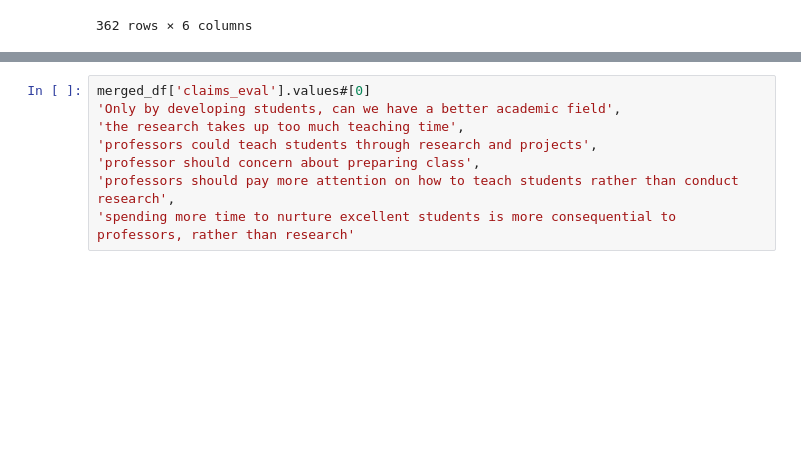
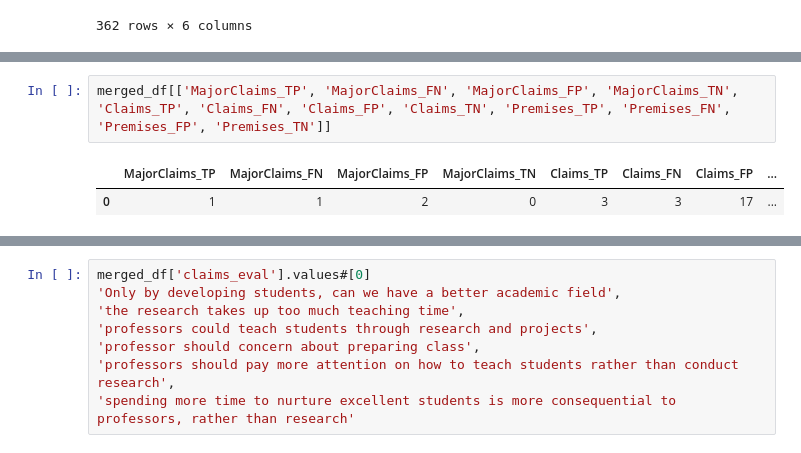
Before and after one commit to BF-DS/argument-mining, a Jupyter notebook: openai-test.ipynb, the cells around one changed output, grey strips where cells are left out. Saved outputs shown, nothing was run; the diff lists cells and outputs as text; blank space fills up the shorter version.

```diff
--- a/openai-test.ipynb
+++ b/openai-test.ipynb
@@ -847,0 +805,5 @@ plot_confusion_matrix(
+# %%
+merged_df[['MajorClaims_TP', 'MajorClaims_FN', 'MajorClaims_FP', 'MajorClaims_TN', 'Claims_TP', 'Claims_FN', 'Claims_FP', 'Claims_TN', 'Premises_TP', 'Premises_FN', 'Premises_FP', 'Premises_TN']]
+# %% [output]
+|  | MajorClaims_TP | MajorClaims_FN | MajorClaims_FP | MajorClaims_TN | Claims_TP | Claims_FN | Claims_FP | ... |
+| 0 | 1 | 1 | 2 | 0 | 3 | 3 | 17 | ... |
```
Also changed, not shown: parts of 7 cells of this notebook, 1 other file.
